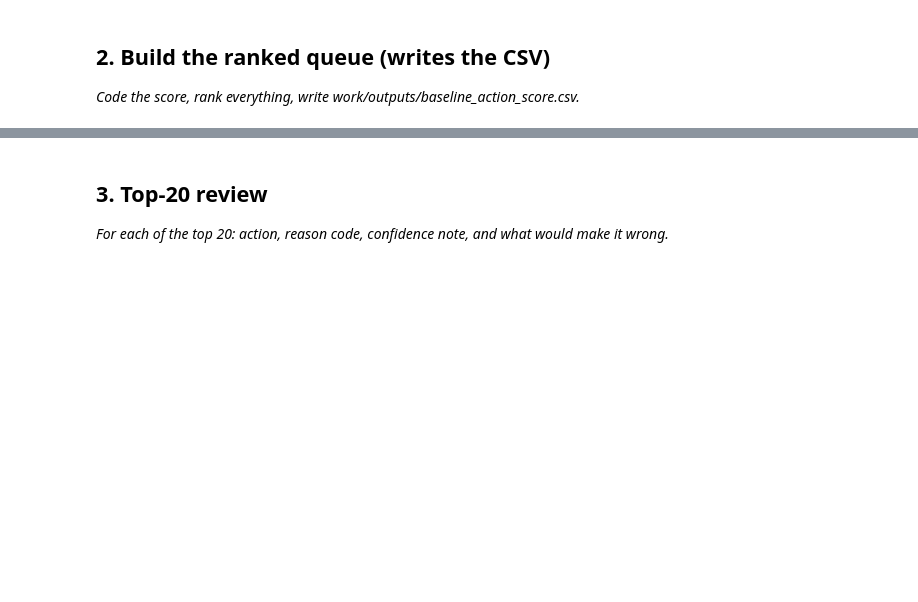
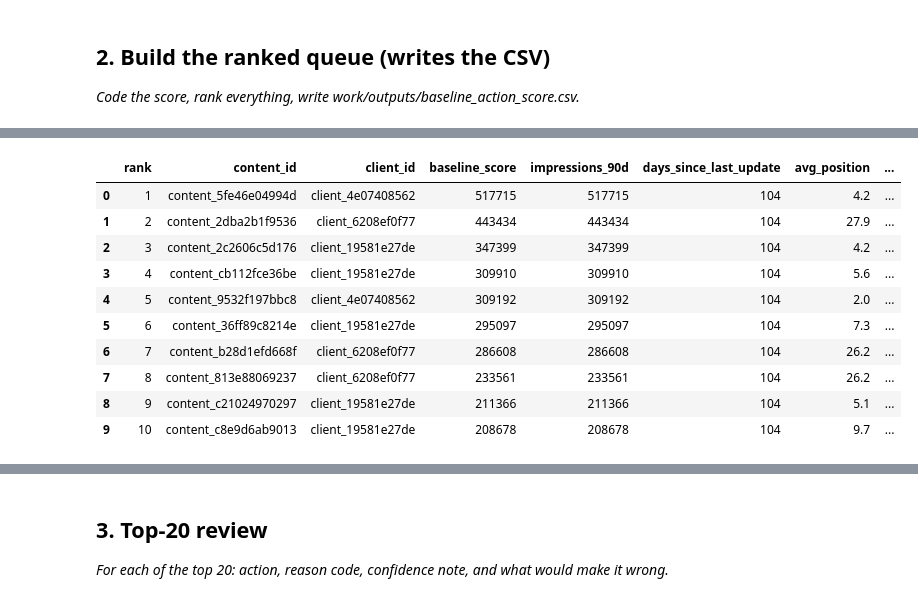
Before and after one commit to MuhammadTalha-pk/ML-Internship-Task1, a Jupyter notebook: work/notebooks/w04_baseline_score.ipynb, the cells around one changed output, grey strips where cells are left out. Cells and saved outputs as stored; diff of their text form; code cells hidden in the pictures; blank space fills up the shorter version.

```diff
--- a/work/notebooks/w04_baseline_score.ipynb
+++ b/work/notebooks/w04_baseline_score.ipynb
@@ -22,0 +131,87 @@ This skeleton is yours to fill. Work the sections **in order** — each one has
+# %%
+import os
+import json
+import numpy as np
+
+# Transparent rule components
+stale = (df["days_since_last_update"] >= 91).astype(int)
+visible = (df["impressions_90d"] >= 500).astype(int)
+
+# One simple baseline score
+df["baseline_score"] = stale * visible * df["impressions_90d"]
+
+# Exactly one reason code and one action label
+df["reason_code"] = np.where(
+    (stale == 1) & (visible == 1),
+    "stale_visible_page",
+    "not_flagged"
+)
+
+df["action_label"] = np.where(
+    df["baseline_score"] > 0,
+    "review_for_refresh",
+    "no_priority_action"
+)
+
+# Rank highest-score pages first
+queue = df.sort_values(
+    ["baseline_score", "impressions_90d"],
+    ascending=False
+).reset_index(drop=True)
+
+queue["rank"] = np.arange(1, len(queue) + 1)
+
+# Evaluation label ONLY — never used to calculate baseline_score
+labels = queue["is_declining_check"].to_numpy()
+
+def precision_at_k(scores, labels, k):
+    order = np.argsort(-np.asarray(scores))
+    return np.asarray(labels)[order[:k]].mean()
+
+base_rate = df["is_declining_check"].mean()
+p50 = precision_at_k(
+    df["baseline_score"],
+    df["is_declining_check"],
+    50
+)
+
+print("Base decline rate:", round(base_rate, 3))
+print("Baseline Precision@50:", round(p50, 3))
+print("Flagged pages:", int((df["baseline_score"] > 0).sum()))
+
+# Write required CSV
+os.makedirs("work/outputs", exist_ok=True)
+
+queue_output = queue[
+    [
+        "rank",
+        "content_id",
+        "client_id",
+        "baseline_score",
+        "impressions_90d",
+        "days_since_last_update",
+        "avg_position",
+        "ctr",
+        "reason_code",
+        "action_label"
+    ]
+]
+
+csv_path = "work/outputs/baseline_action_score.csv"
+queue_output.to_csv(csv_path, index=False)
+
+# Small metrics receipt that CAN be committed
+metrics = {
+    "base_decline_rate": round(float(base_rate), 4),
+    "baseline_precision_at_50": round(float(p50), 4),
+    "flagged_pages": int((df["baseline_score"] > 0).sum())
+}
+
+with open("work/outputs/baseline_metrics.json", "w") as f:
+    json.dump(metrics, f, indent=2)
+
+print("Wrote:", csv_path)
+print("Wrote: work/outputs/baseline_metrics.json")
+
+queue_output.head(10)
+# %% [output]
@@ -22,0 +223,11 @@ This skeleton is yours to fill. Work the sections **in order** — each one has
+|  | rank | content_id | client_id | baseline_score | impressions_90d | days_since_last_update | avg_position | ... |
+| 0 | 1 | content_5fe46e04994d | client_4e07408562 | 517715 | 517715 | 104 | 4.2 | ... |
+| 1 | 2 | content_2dba2b1f9536 | client_6208ef0f77 | 443434 | 443434 | 104 | 27.9 | ... |
+| 2 | 3 | content_2c2606c5d176 | client_19581e27de | 347399 | 347399 | 104 | 4.2 | ... |
+| 3 | 4 | content_cb112fce36be | client_19581e27de | 309910 | 309910 | 104 | 5.6 | ... |
+| 4 | 5 | content_9532f197bbc8 | client_4e07408562 | 309192 | 309192 | 104 | 2.0 | ... |
+| 5 | 6 | content_36ff89c8214e | client_19581e27de | 295097 | 295097 | 104 | 7.3 | ... |
+| 6 | 7 | content_b28d1efd668f | client_6208ef0f77 | 286608 | 286608 | 104 | 26.2 | ... |
+| 7 | 8 | content_813e88069237 | client_6208ef0f77 | 233561 | 233561 | 104 | 26.2 | ... |
+| 8 | 9 | content_c21024970297 | client_19581e27de | 211366 | 211366 | 104 | 5.1 | ... |
+| 9 | 10 | content_c8e9d6ab9013 | client_19581e27de | 208678 | 208678 | 104 | 9.7 | ... |
```
Also changed, not shown: parts of 14 cells of this notebook.
